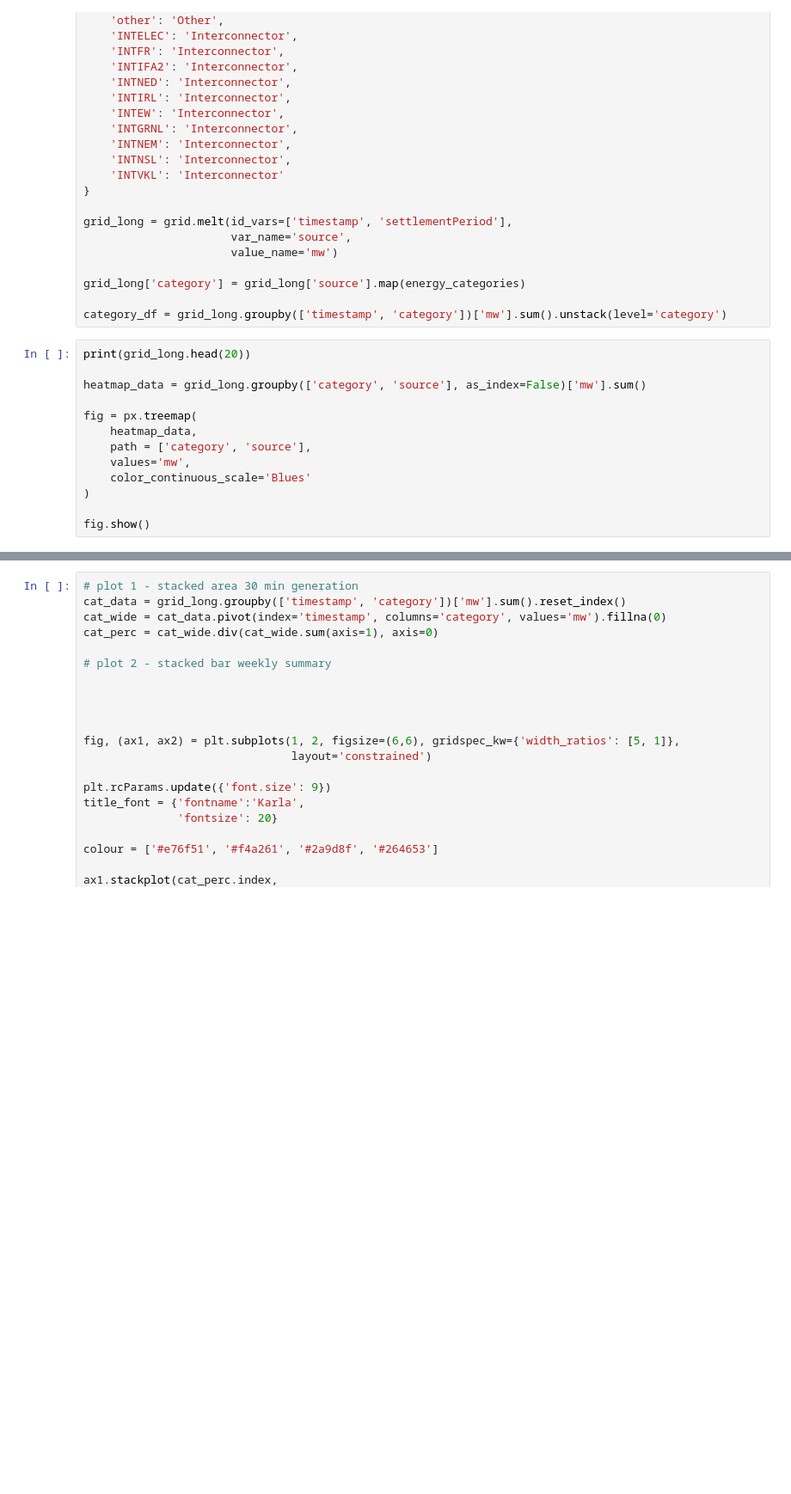
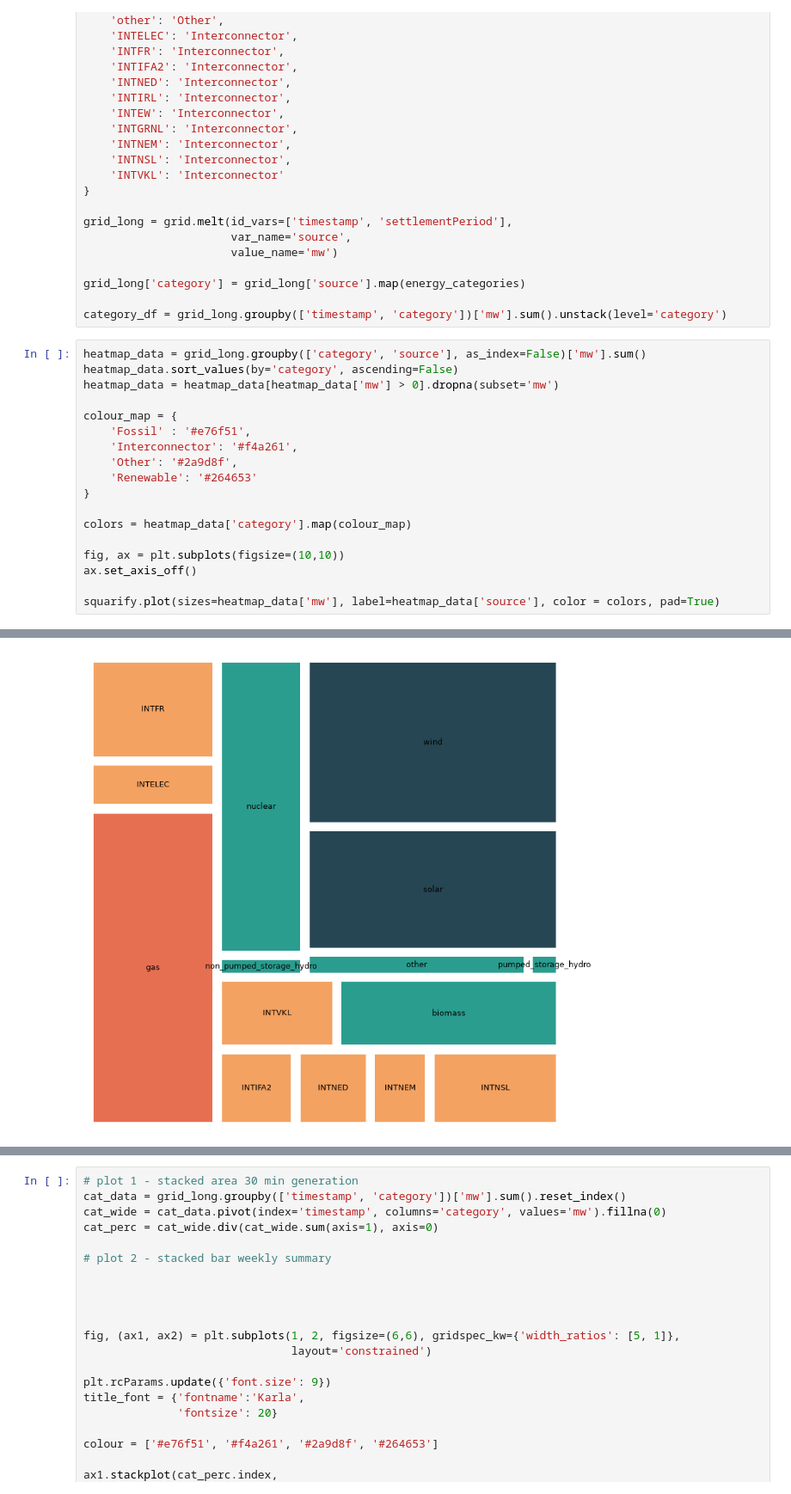
Before and after one commit to TurnerHaa/grid_weekly, a Jupyter notebook: notebooks/fetch.ipynb, the cells around one changed output, grey strips where cells are left out. Shown at 86% size. Drawn from its saved outputs; the diff is of its cells as text; blank space fills up the shorter version.

Commit message:
Working treemap with padding

```diff
--- a/notebooks/fetch.ipynb
+++ b/notebooks/fetch.ipynb
@@ -192,16 +190,21 @@ grid_long['category'] = grid_long['source'].map(energy_categories)
 
 category_df = grid_long.groupby(['timestamp', 'category'])['mw'].sum().unstack(level='category')
 # %%
-print(grid_long.head(20))
+heatmap_data = grid_long.groupby(['category', 'source'], as_index=False)['mw'].sum()
+heatmap_data.sort_values(by='category', ascending=False)
+heatmap_data = heatmap_data[heatmap_data['mw'] > 0].dropna(subset='mw')
 
-heatmap_data = grid_long.groupby(['category', 'source'], as_index=False)['mw'].sum()
+colour_map = {
+    'Fossil' : '#e76f51',
+    'Interconnector': '#f4a261',
+    'Other': '#2a9d8f',
+    'Renewable': '#264653'
+}
 
-fig = px.treemap(
-    heatmap_data,
-    path = ['category', 'source'],
-    values='mw',
-    color_continuous_scale='Blues'
-)
+colors = heatmap_data['category'].map(colour_map)
 
-fig.show()
+fig, ax = plt.subplots(figsize=(10,10))
+ax.set_axis_off()
+
+squarify.plot(sizes=heatmap_data['mw'], label=heatmap_data['source'], color = colors, pad=True)
 # %% [output]
@@ -224,0 +212 @@ fig.show()
+[figure, added]
```
Also changed, not shown: parts of 3 cells of this notebook.
